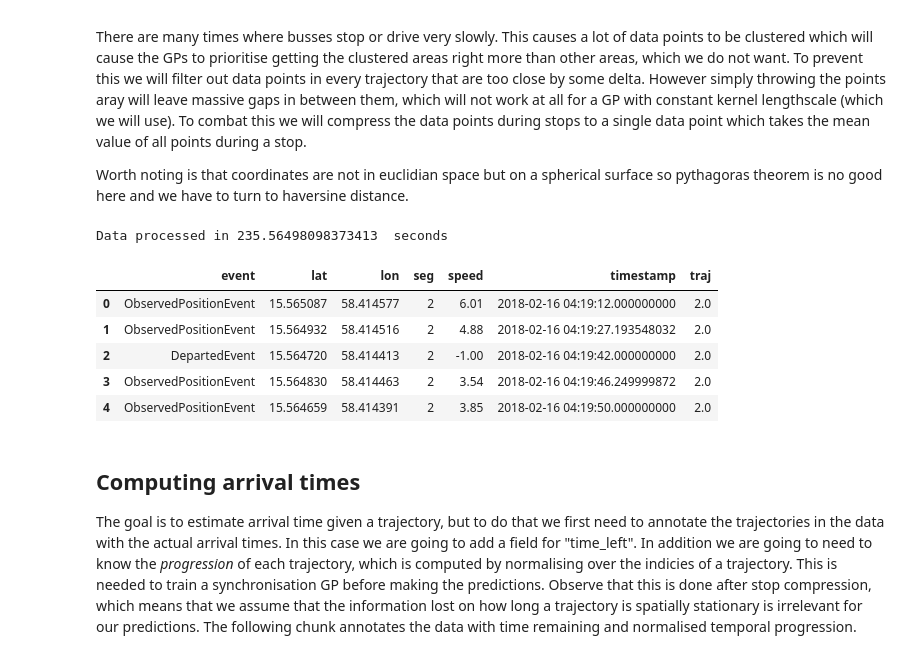
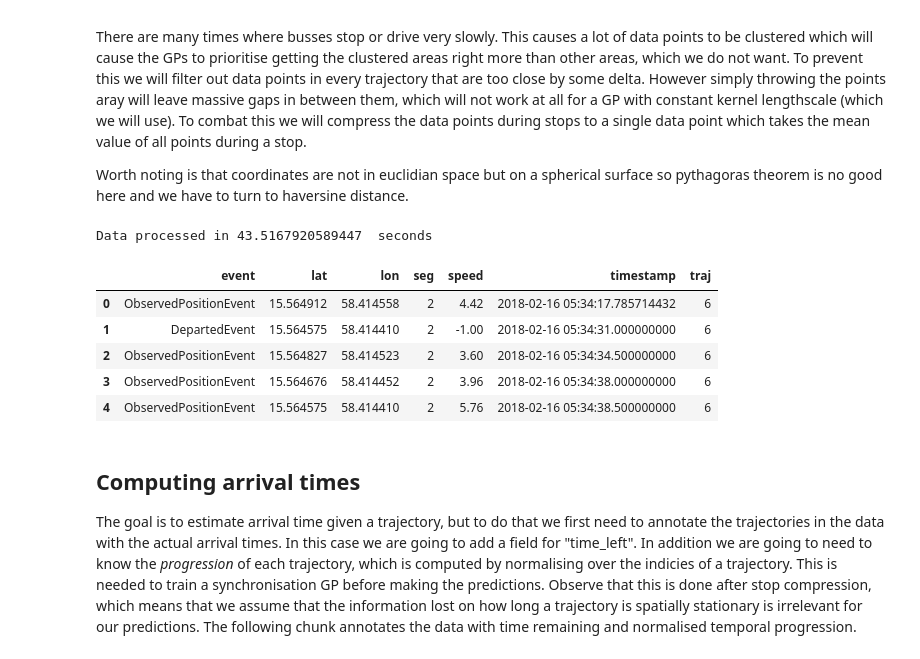
Before and after one commit to M20190649/TDDE19-bus-arrival-time, a Jupyter notebook: GP/Arrival Time Prediction 1 - Pre Processing.ipynb, the cells around one changed output. Drawn from its saved outputs; the diff is of its cells as text; code cells hidden in the pictures.

```diff
--- a/GP/Arrival Time Prediction 1 - Pre Processing.ipynb
+++ b/GP/Arrival Time Prediction 1 - Pre Processing.ipynb
@@ -11,11 +11,10 @@ import pickle
 from datetime import datetime
 from functools import reduce
 import plot
-from log import log_progress
 
-data = pd.read_csv('../../bus203_all.csv')
+data = pd.read_csv('./bus203_all.csv')
 n_journeys = list(data.journey_number.unique())
-n_journeys_to_use = 2000
+n_journeys_to_use = 200
 journeys_to_use = frozenset(np.random.choice(n_journeys, size=n_journeys_to_use))
 data = data[data.journey_number.transform(lambda j: j in journeys_to_use)]
 data = data[data.segment_number > 1]
@@ -75,7 +74,7 @@ def as_dict(d):
         'lon': d.lon,
         'seg': d.seg,
         'speed': d.speed,
-        'traj': d.traj,
+        'traj': int(d.traj),
         'timestamp': d.timestamp,
         'event': d.event
     }
@@ -105,40 +104,40 @@ def compress(data):
     contains_entered_event = lambda df : df.event.transform(lambda e : e == 'EnteredEvent').any()
     df2['event'] = 'EnteredEvent' if contains_entered_event(df) else 'ObservedPositionEvent'
     df2['seg'] = df.seg.min() # In the case of overlapping segments we let the data belong to the first
 
     return as_dict(df2)
 
 t0 = time.time()
 delta = 4e-3 # approx. 4 metres
 output = []
 buffer = [ data.iloc[0] ]
-for current in log_progress(data.itertuples()):
+for current in data.itertuples():
     if current.Index == 0: continue
 
     distance = haversine(current.lat, current.lon, buffer[-1].lat, buffer[-1].lon)
 
     if distance > delta:
         output.append(compress(buffer))
         buffer.clear()
 
     buffer.append(current)
 
 if len(buffer) > 0:
     output.append(compress(buffer))
 
 compressed_data = pd.DataFrame(output)
 
 elapsed = time.time() - t0
 print("Data processed in", elapsed, " seconds")
 compressed_data.head()
 # %% [output]
-Data processed in 235.56498098373413  seconds
+Data processed in 43.5167920589447  seconds
 |  | event | lat | lon | seg | speed | timestamp | traj |
-| 0 | ObservedPositionEvent | 15.565087 | 58.414577 | 2 | 6.01 | 2018-02-16 04:19:12.000000000 | 2.0 |
-| 1 | ObservedPositionEvent | 15.564932 | 58.414516 | 2 | 4.88 | 2018-02-16 04:19:27.193548032 | 2.0 |
-| 2 | DepartedEvent | 15.564720 | 58.414413 | 2 | -1.00 | 2018-02-16 04:19:42.000000000 | 2.0 |
-| 3 | ObservedPositionEvent | 15.564830 | 58.414463 | 2 | 3.54 | 2018-02-16 04:19:46.249999872 | 2.0 |
-| 4 | ObservedPositionEvent | 15.564659 | 58.414391 | 2 | 3.85 | 2018-02-16 04:19:50.000000000 | 2.0 |
+| 0 | ObservedPositionEvent | 15.564912 | 58.414558 | 2 | 4.42 | 2018-02-16 05:34:17.785714432 | 6 |
+| 1 | DepartedEvent | 15.564575 | 58.414410 | 2 | -1.00 | 2018-02-16 05:34:31.000000000 | 6 |
+| 2 | ObservedPositionEvent | 15.564827 | 58.414523 | 2 | 3.60 | 2018-02-16 05:34:34.500000000 | 6 |
+| 3 | ObservedPositionEvent | 15.564676 | 58.414452 | 2 | 3.96 | 2018-02-16 05:34:38.000000000 | 6 |
+| 4 | ObservedPositionEvent | 15.564575 | 58.414410 | 2 | 5.76 | 2018-02-16 05:34:38.500000000 | 6 |
 # %% [markdown]
 ## Computing arrival times
 The goal is to estimate arrival time given a trajectory, but to do that we first need to annotate the trajectories in the data with the actual arrival times. In this case we are going to add a field for "time_left". In addition we are going to need to know the _progression_ of each trajectory, which is computed by normalising over the indicies of a trajectory. This is needed to train a synchronisation GP before making the predictions. Observe that this is done after stop compression, which means that we assume that the information lost on how long a trajectory is spatially stationary is irrelevant for our predictions. The following chunk annotates the data with time remaining and normalised temporal progression.
```
Also changed, not shown: parts of 6 cells of this notebook.
